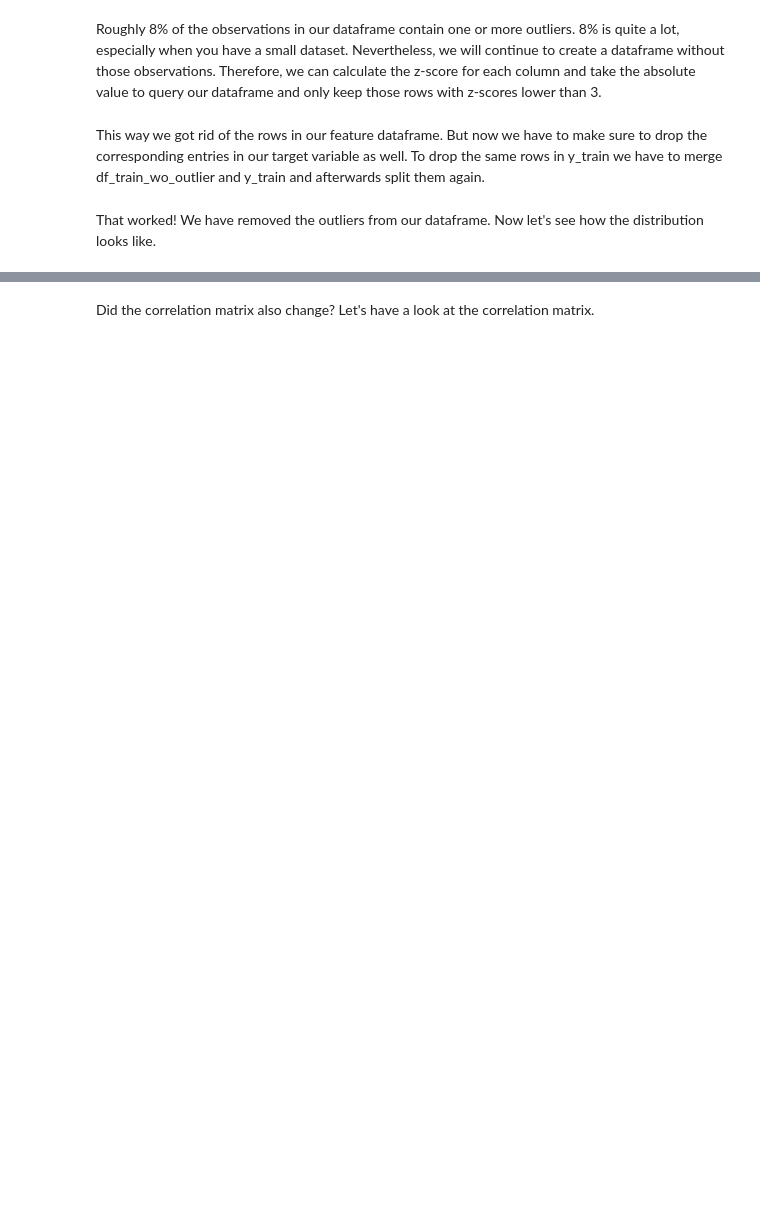
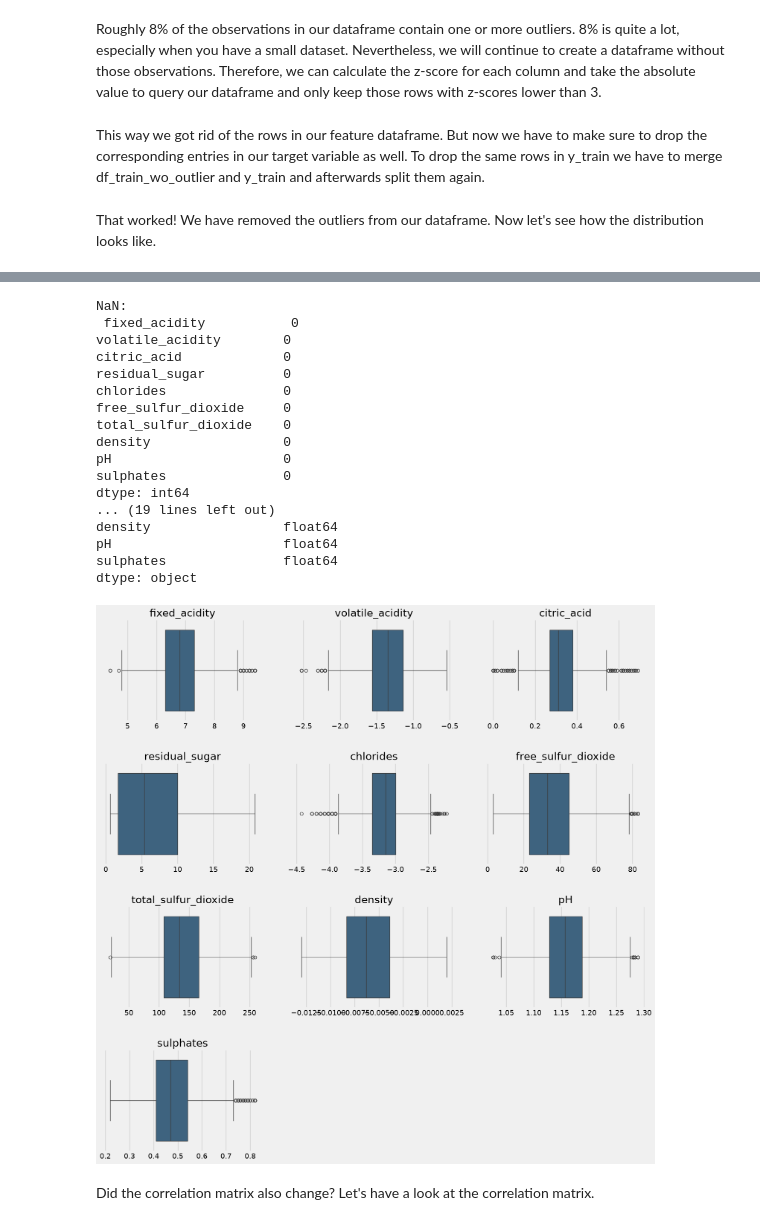
Before and after one commit to Prndxt/ds-predictive-regression, a Jupyter notebook: 3_detecting_outliers.ipynb, the cells around one changed output, grey strips where cells are left out. Cells and saved outputs as stored; diff of their text form; code cells hidden in the pictures; blank space fills up the shorter version.

```diff
--- a/3_detecting_outliers.ipynb
+++ b/3_detecting_outliers.ipynb
@@ -256,3 +329,43 @@ fig.tight_layout(pad=3)
+# %%
+# And again you can plot the box plots using the code from above
+cols = X_train_wo_outlier.columns
+print("NaN:\n", X_train_wo_outlier.isna().sum())
+print("inf:\n", np.isinf(X_train_wo_outlier).sum())
+print(X_train_wo_outlier.dtypes)
+
+
+# Box plots for cleaned features
+fig, ax = plt.subplots(4, 3, figsize=(16, 16))
+count = 0
+for item in X_train_wo_outlier.columns.tolist():
+    sns.boxplot(
+        x=X_train_wo_outlier[item],
+        ax=ax[int(count / 3)][count % 3],
+        color="#33658A",
+    ).set(title=item, xlabel="")
+    count += 1
+ax.flat[-1].set_visible(False)
+ax.flat[-2].set_visible(False)
+fig.tight_layout(pad=3)
+# %% [output]
+NaN:
+ fixed_acidity           0
+volatile_acidity        0
+citric_acid             0
+residual_sugar          0
+chlorides               0
+free_sulfur_dioxide     0
+total_sulfur_dioxide    0
+density                 0
+pH                      0
+sulphates               0
+dtype: int64
+... (19 lines left out)
+density                 float64
+pH                      float64
+sulphates               float64
+dtype: object
+[figure, added]
 # %% [markdown]
 Did the correlation matrix also change? Let's have a look at the correlation matrix.
 # %%
```
Also changed, not shown: parts of 20 cells of this notebook, 1 other file.
